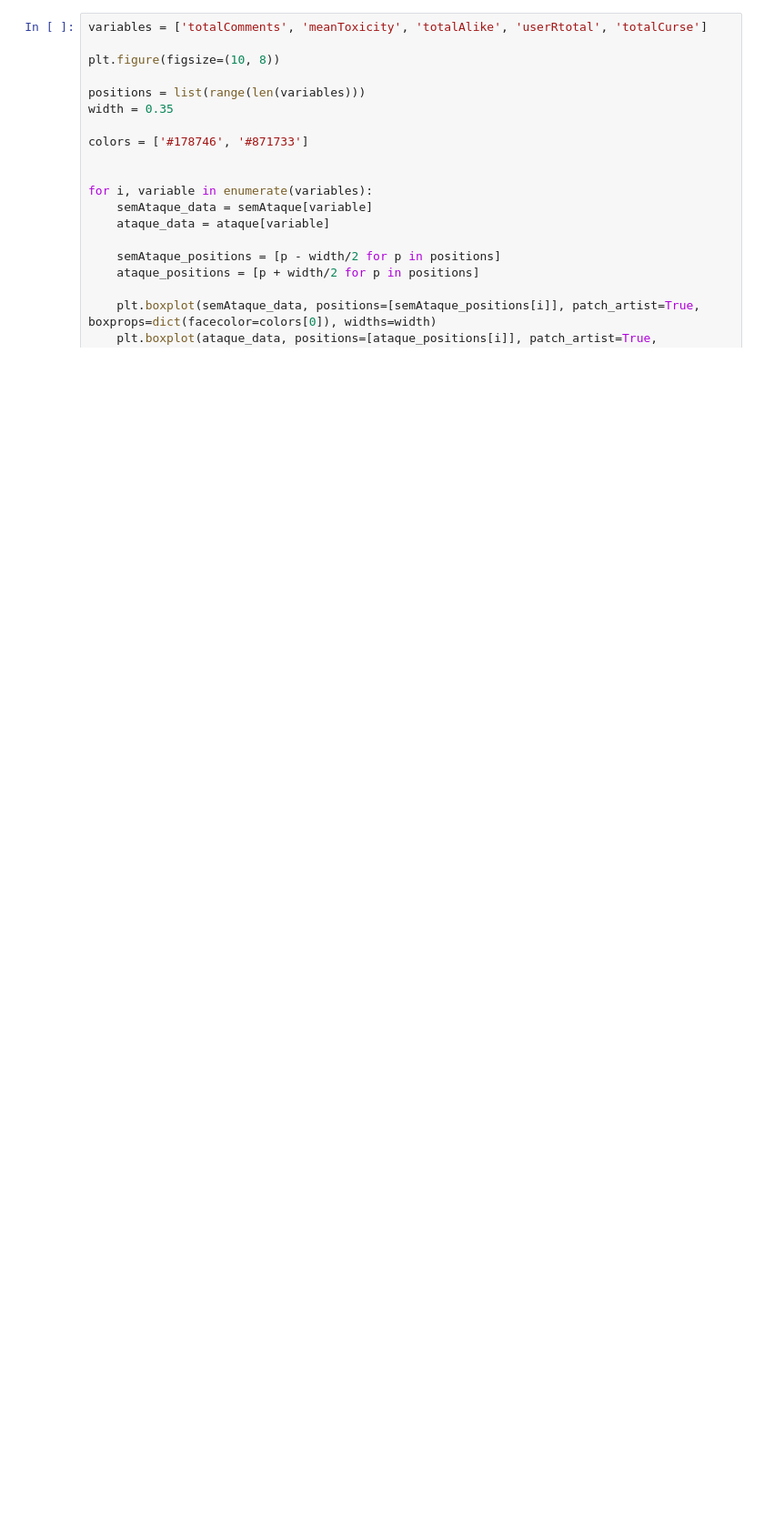
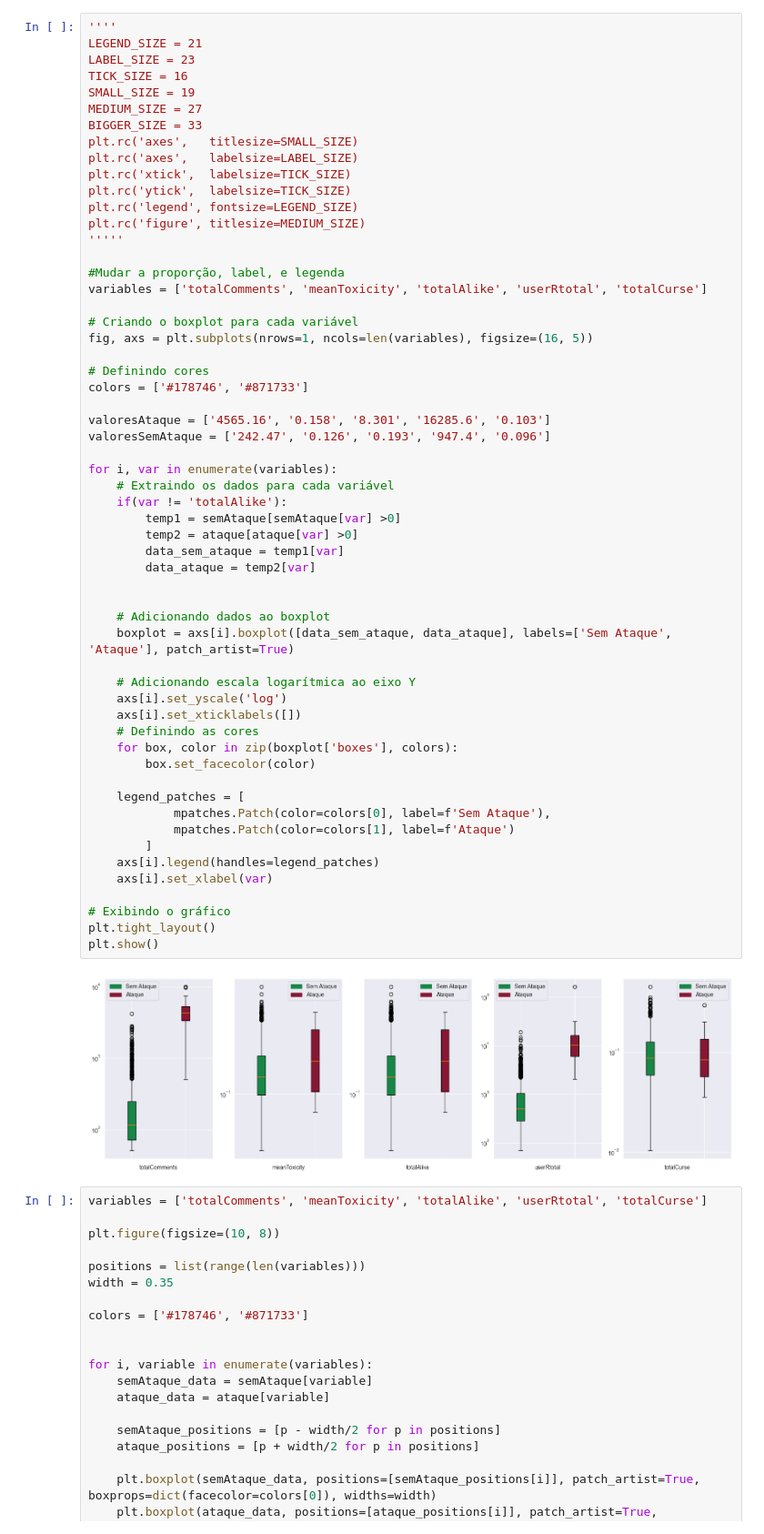
Before and after one commit to marcusguerra/Metacritic-Review-Bomb, a Jupyter notebook: Jogos.ipynb, the cells around one changed output. Shown at 91% size. Drawn from its saved outputs; the diff is of its cells as text; blank space fills up the shorter version.

```diff
--- a/Jogos.ipynb
+++ b/Jogos.ipynb
@@ -36,4 +37,63 @@ dfJogos.dropna(subset=['plataforms'], inplace=True)
 dfJogos.fillna(0, inplace=True)
+# %%
+''''
+LEGEND_SIZE = 21
+LABEL_SIZE = 23
+TICK_SIZE = 16
+SMALL_SIZE = 19
+MEDIUM_SIZE = 27
+BIGGER_SIZE = 33
+plt.rc('axes',   titlesize=SMALL_SIZE)
+plt.rc('axes',   labelsize=LABEL_SIZE)
+plt.rc('xtick',  labelsize=TICK_SIZE)
+plt.rc('ytick',  labelsize=TICK_SIZE)
+plt.rc('legend', fontsize=LEGEND_SIZE)
+plt.rc('figure', titlesize=MEDIUM_SIZE)
+'''''
+
+#Mudar a proporção, label, e legenda
+variables = ['totalComments', 'meanToxicity', 'totalAlike', 'userRtotal', 'totalCurse']
+
+# Criando o boxplot para cada variável
+fig, axs = plt.subplots(nrows=1, ncols=len(variables), figsize=(16, 5))
+
+# Definindo cores
+colors = ['#178746', '#871733']
+
+valoresAtaque = ['4565.16', '0.158', '8.301', '16285.6', '0.103']
+valoresSemAtaque = ['242.47', '0.126', '0.193', '947.4', '0.096']
+
+for i, var in enumerate(variables):
+    # Extraindo os dados para cada variável
+    if(var != 'totalAlike'):
+        temp1 = semAtaque[semAtaque[var] >0]
+        temp2 = ataque[ataque[var] >0]
+        data_sem_ataque = temp1[var]
+        data_ataque = temp2[var]
+
+
+    # Adicionando dados ao boxplot
+    boxplot = axs[i].boxplot([data_sem_ataque, data_ataque], labels=['Sem Ataque', 'Ataque'], patch_artist=True)
+
+    # Adicionando escala logarítmica ao eixo Y
+    axs[i].set_yscale('log')
+    axs[i].set_xticklabels([])
+    # Definindo as cores
+    for box, color in zip(boxplot['boxes'], colors):
+        box.set_facecolor(color)
+
+    legend_patches = [
+            mpatches.Patch(color=colors[0], label=f'Sem Ataque'),
+            mpatches.Patch(color=colors[1], label=f'Ataque')
+        ]
+    axs[i].legend(handles=legend_patches)
+    axs[i].set_xlabel(var)
+
+# Exibindo o gráfico
+plt.tight_layout()
+plt.show()
+# %% [output]
+[figure, added]
 # %%
 variables = ['totalComments', 'meanToxicity', 'totalAlike', 'userRtotal', 'totalCurse']
 
```
Also changed, not shown: parts of 17 cells of this notebook, 2 other files.
